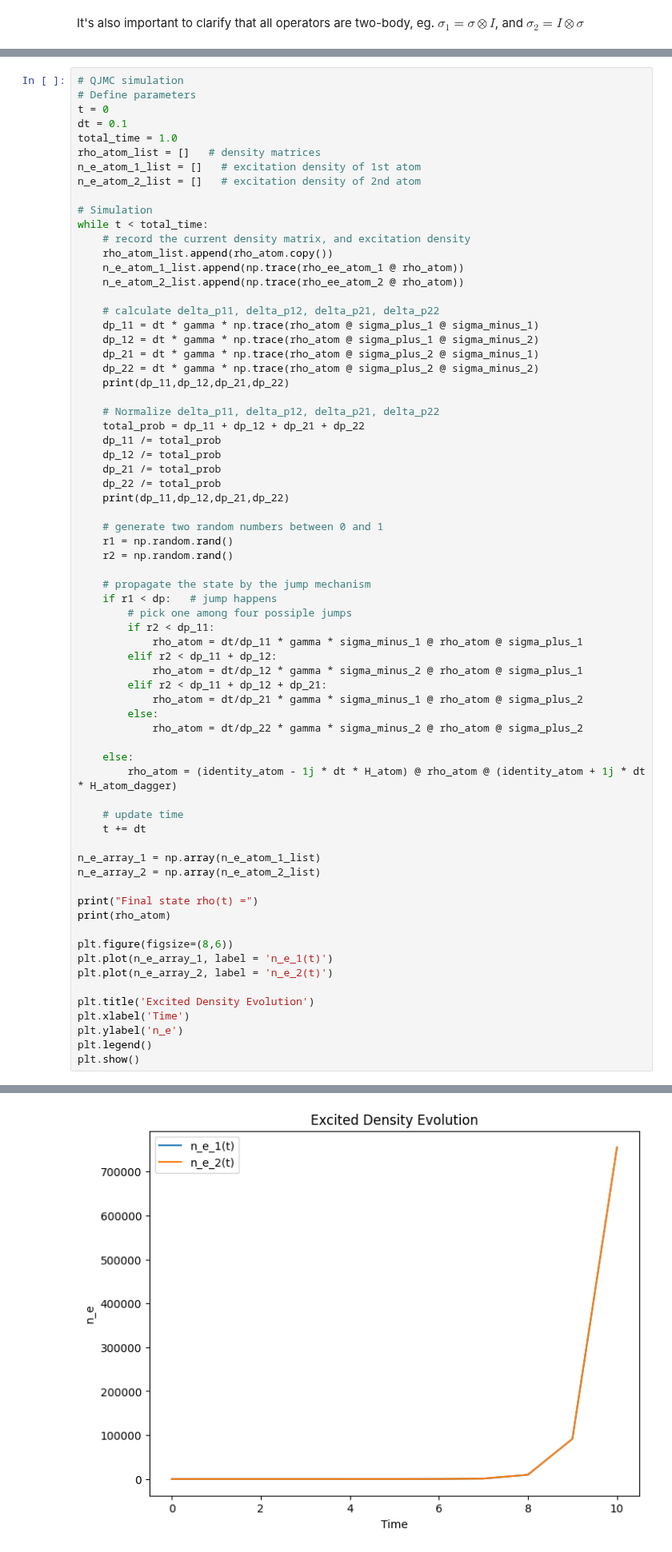
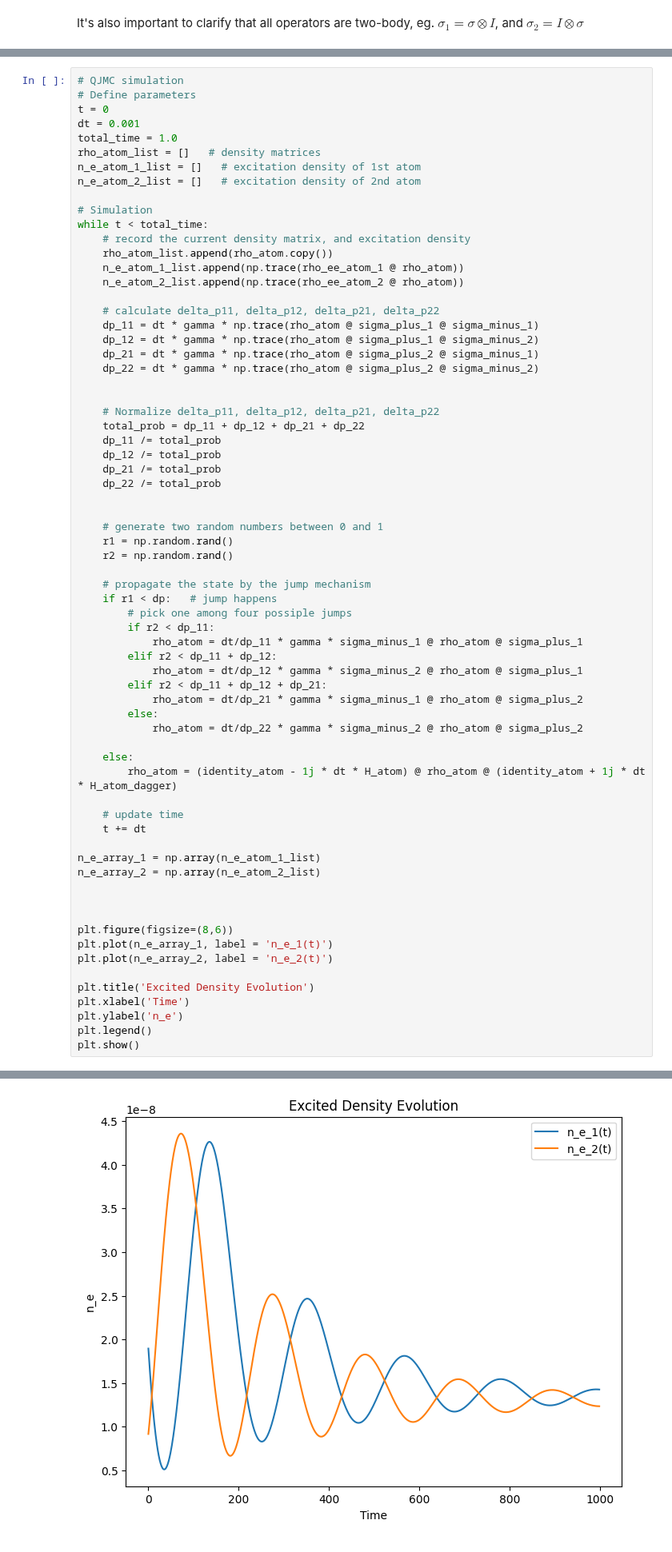
Before and after one commit to JSKao/Computational-Quantum-Many-Body-Physics, a Jupyter notebook: OpenQuantum.ipynb, the cells around one changed output, grey strips where cells are left out. Shown at 80% size. Cells and saved outputs as stored; diff of their text form.

```diff
--- a/OpenQuantum.ipynb
+++ b/OpenQuantum.ipynb
@@ -138,7 +142,7 @@ H_atom_dagger = np.transpose(H_atom.conj())
 # QJMC simulation
 # Define parameters
 t = 0
-dt = 0.1
+dt = 0.001
 total_time = 1.0
 rho_atom_list = []   # density matrices
 n_e_atom_1_list = []   # excitation density of 1st atom
@@ -156,7 +160,7 @@ while t < total_time:
     dp_12 = dt * gamma * np.trace(rho_atom @ sigma_plus_1 @ sigma_minus_2)
     dp_21 = dt * gamma * np.trace(rho_atom @ sigma_plus_2 @ sigma_minus_1)
     dp_22 = dt * gamma * np.trace(rho_atom @ sigma_plus_2 @ sigma_minus_2)
-    print(dp_11,dp_12,dp_21,dp_22)
+
 
     # Normalize delta_p11, delta_p12, delta_p21, delta_p22
     total_prob = dp_11 + dp_12 + dp_21 + dp_22
@@ -164,7 +168,7 @@ while t < total_time:
     dp_12 /= total_prob
     dp_21 /= total_prob
     dp_22 /= total_prob
-    print(dp_11,dp_12,dp_21,dp_22)
+
 
     # generate two random numbers between 0 and 1
     r1 = np.random.rand()
@@ -191,8 +195,7 @@ while t < total_time:
 n_e_array_1 = np.array(n_e_atom_1_list)
 n_e_array_2 = np.array(n_e_atom_2_list)
 
-print("Final state rho(t) =")
-print(rho_atom)
+
 
 plt.figure(figsize=(8,6))
 plt.plot(n_e_array_1, label = 'n_e_1(t)')
@@ -224 +210 @@ plt.show()
-[figure, old version]
+[figure, new version]
```
Also changed, not shown: parts of 8 cells of this notebook.
